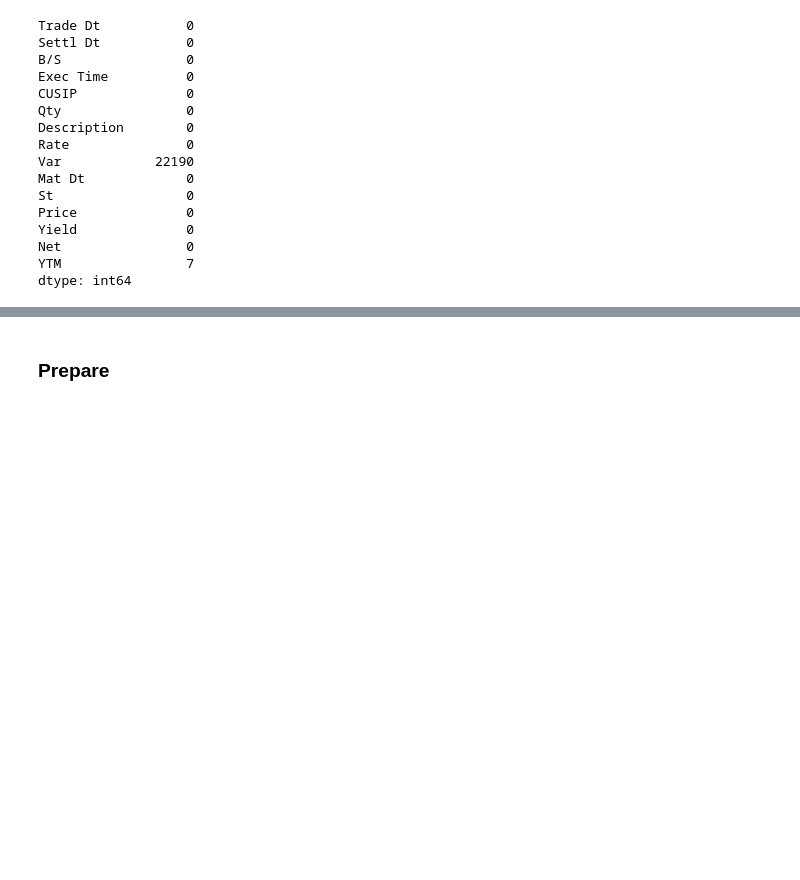
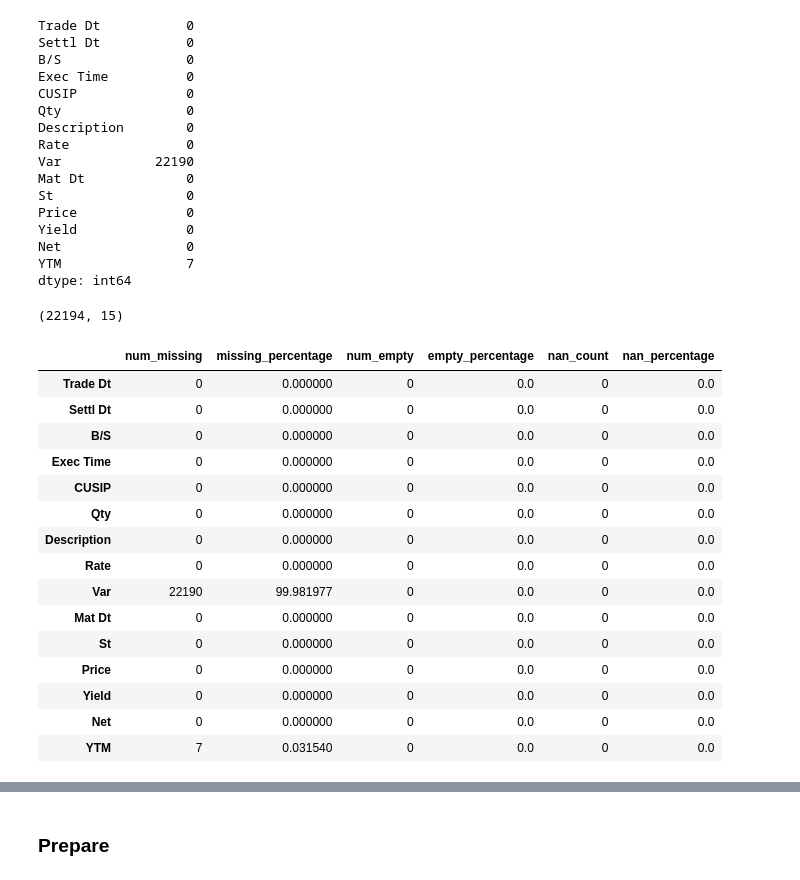
Before and after one commit to albertopuentes/small-side-projects, a Jupyter notebook: TX_trades.ipynb, the cells around one changed output, grey strips where cells are left out. Saved outputs shown, nothing was run; the diff lists cells and outputs as text; code cells hidden in the pictures; blank space fills up the shorter version.

```diff
--- a/TX_trades.ipynb
+++ b/TX_trades.ipynb
@@ -60,6 +58,44 @@ Yield              0
 Net                0
 YTM                7
 dtype: int64
+# %%
+trades.shape
+# %% [output]
+(22194, 15)
+# %%
+def show_missing(df):
+    """
+    Return the total missing values and the percentage of
+    missing values by column.
+    """
+    null_count = df.isnull().sum()
+    null_percentage = (null_count / df.shape[0]) * 100
+    empty_count = pd.Series(((df == ' ') | (df == '')).sum())
+    empty_percentage = (empty_count / df.shape[0]) * 100
+    nan_count = pd.Series(((df == 'nan') | (df == 'NaN')).sum())
+    nan_percentage = (nan_count / df.shape[0]) * 100
+    return pd.DataFrame({'num_missing': null_count, 'missing_percentage': null_percentage,
+                         'num_empty': empty_count, 'empty_percentage': empty_percentage,
+                         'nan_count': nan_count, 'nan_percentage': nan_percentage})
+# %%
+show_missing(trades)
+# %% [output]
+|  | num_missing | missing_percentage | num_empty | empty_percentage | nan_count | nan_percentage |
+| Trade Dt | 0 | 0.000000 | 0 | 0.0 | 0 | 0.0 |
+| Settl Dt | 0 | 0.000000 | 0 | 0.0 | 0 | 0.0 |
+| B/S | 0 | 0.000000 | 0 | 0.0 | 0 | 0.0 |
+| Exec Time | 0 | 0.000000 | 0 | 0.0 | 0 | 0.0 |
+| CUSIP | 0 | 0.000000 | 0 | 0.0 | 0 | 0.0 |
+| Qty | 0 | 0.000000 | 0 | 0.0 | 0 | 0.0 |
+| Description | 0 | 0.000000 | 0 | 0.0 | 0 | 0.0 |
+| Rate | 0 | 0.000000 | 0 | 0.0 | 0 | 0.0 |
+| Var | 22190 | 99.981977 | 0 | 0.0 | 0 | 0.0 |
+| Mat Dt | 0 | 0.000000 | 0 | 0.0 | 0 | 0.0 |
+| St | 0 | 0.000000 | 0 | 0.0 | 0 | 0.0 |
+| Price | 0 | 0.000000 | 0 | 0.0 | 0 | 0.0 |
+| Yield | 0 | 0.000000 | 0 | 0.0 | 0 | 0.0 |
+| Net | 0 | 0.000000 | 0 | 0.0 | 0 | 0.0 |
+| YTM | 7 | 0.031540 | 0 | 0.0 | 0 | 0.0 |
 # %%
 # check to see which YTM are null
 trades[trades['YTM'].isna()==True]
```
Also changed, not shown: parts of 9 cells of this notebook.
